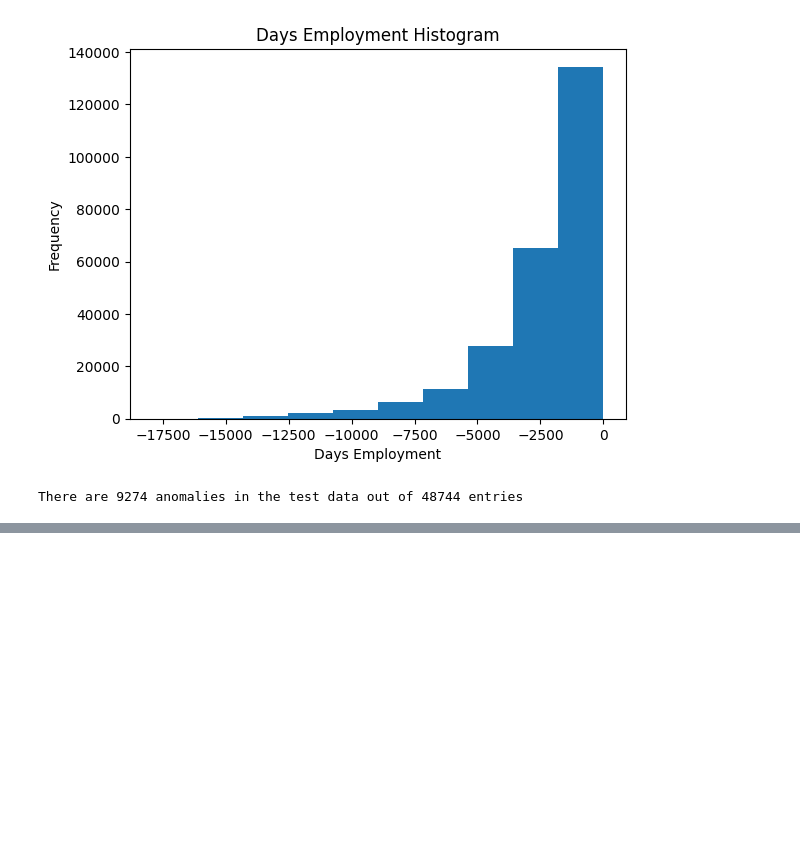
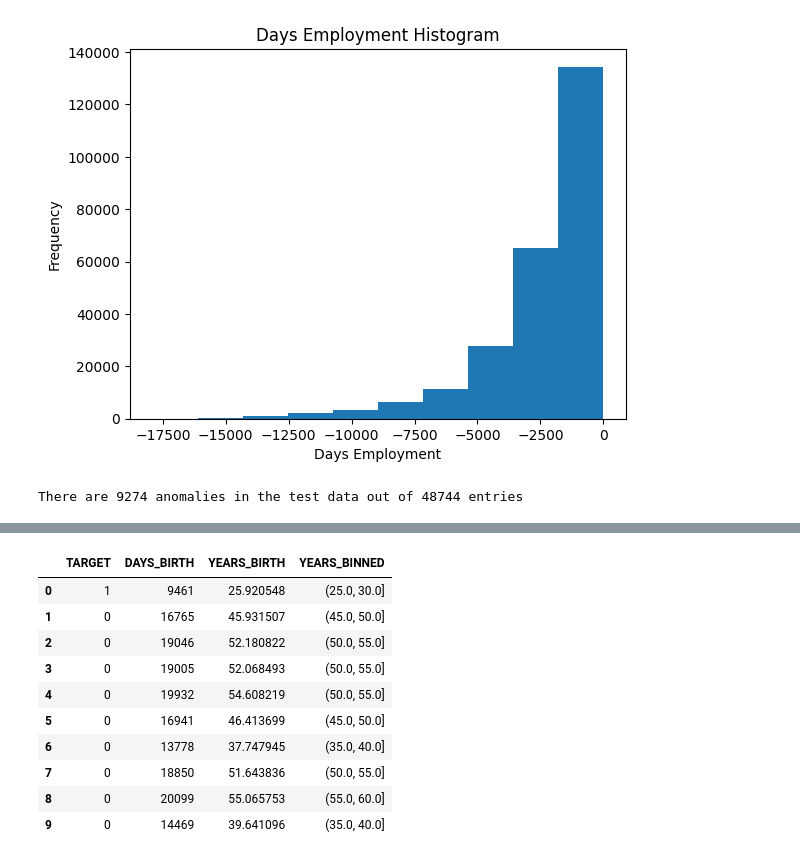
Before and after one commit to jhk990602/datapractice, a Jupyter notebook: HomeCreditDefaultRisk_1.ipynb, the cells around one changed output, grey strips where cells are left out. Cells and saved outputs as stored; diff of their text form; code cells hidden in the pictures; blank space fills up the shorter version.

```diff
--- a/HomeCreditDefaultRisk_1.ipynb
+++ b/HomeCreditDefaultRisk_1.ipynb
@@ -259,0 +318,20 @@ There are 9274 anomalies in the test data out of 48744 entries
+# %%
+#Age information into a separate dataframe
+age_data = app_train[['TARGET','DAYS_BIRTH']]
+age_data['YEARS_BIRTH'] = age_data['DAYS_BIRTH']/365
+
+#BIN the age data
+age_data['YEARS_BINNED'] = pd.cut(age_data['YEARS_BIRTH'], bins=np.linspace(20,70,num=11))
+age_data.head(10)
+# %% [output]
+|  | TARGET | DAYS_BIRTH | YEARS_BIRTH | YEARS_BINNED |
+| 0 | 1 | 9461 | 25.920548 | (25.0, 30.0] |
+| 1 | 0 | 16765 | 45.931507 | (45.0, 50.0] |
+| 2 | 0 | 19046 | 52.180822 | (50.0, 55.0] |
+| 3 | 0 | 19005 | 52.068493 | (50.0, 55.0] |
+| 4 | 0 | 19932 | 54.608219 | (50.0, 55.0] |
+| 5 | 0 | 16941 | 46.413699 | (45.0, 50.0] |
+| 6 | 0 | 13778 | 37.747945 | (35.0, 40.0] |
+| 7 | 0 | 18850 | 51.643836 | (50.0, 55.0] |
+| 8 | 0 | 20099 | 55.065753 | (55.0, 60.0] |
+| 9 | 0 | 14469 | 39.641096 | (35.0, 40.0] |
```
Also changed, not shown: parts of 10 cells of this notebook.
